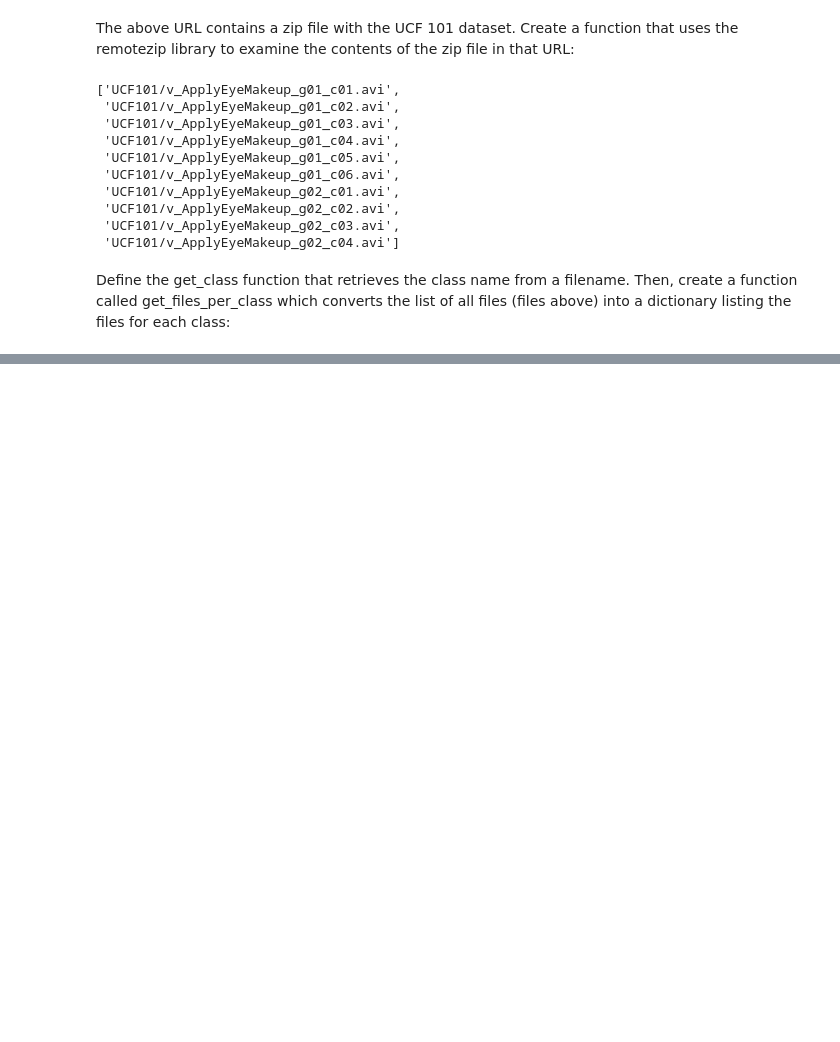
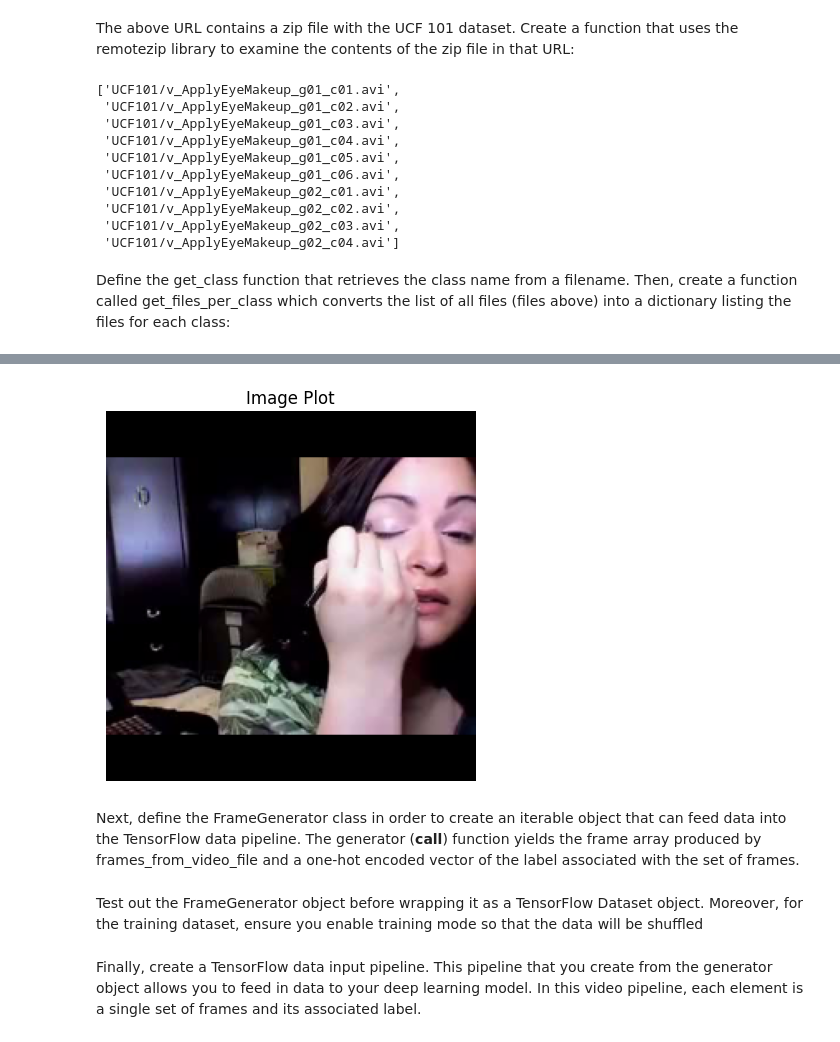
Before and after one commit to SAMANTA1401/deep_learning_tensorflow, a Jupyter notebook: load_preprocess/vedio.ipynb, the cells around one changed output, grey strips where cells are left out. Drawn from its saved outputs; the diff is of its cells as text; code cells hidden in the pictures; blank space fills up the shorter version.

```diff
--- a/load_preprocess/vedio.ipynb
+++ b/load_preprocess/vedio.ipynb
@@ -96,0 +410,3 @@ Define the get_class function that retrieves the class name from a filename. The
+# %%
+subset_path = os.path.join(os.getcwd(), 'UCF101_subset','train')
+subset_path
@@ -96,0 +415,2 @@ Define the get_class function that retrieves the class name from a filename. The
+# %%
+subset_path=pathlib.Path(subset_path)
@@ -96,0 +421,4 @@ Define the get_class function that retrieves the class name from a filename. The
+# %%
+# docs-infra: no-execute
+ucf_sample_video = frames_from_video_file(next(subset_path.glob('*/*.avi')), 50)
+to_gif(ucf_sample_video)
@@ -96,0 +447,9 @@ Define the get_class function that retrieves the class name from a filename. The
+# %%
+plt.imshow(ucf_sample_video[0], cmap='viridis')
+plt.title('Image Plot')
+plt.axis('off')
+plt.show()
+# %% [output]
+[figure, added]
+# %% [markdown]
+Next, define the FrameGenerator class in order to create an iterable object that can feed data into the TensorFlow data pipeline. The generator (__call__) function yields the frame array produced by frames_from_video_file and a one-hot encoded vector of the label associated with the set of frames.
@@ -96,0 +489,2 @@ Define the get_class function that retrieves the class name from a filename. The
+# %% [markdown]
+Test out the FrameGenerator object before wrapping it as a TensorFlow Dataset object. Moreover, for the training dataset, ensure you enable training mode so that the data will be shuffled
@@ -96,0 +498,2 @@ Define the get_class function that retrieves the class name from a filename. The
+# %% [markdown]
+Finally, create a TensorFlow data input pipeline. This pipeline that you create from the generator object allows you to feed in data to your deep learning model. In this video pipeline, each element is a single set of frames and its associated label.
```
Also changed, not shown: parts of 51 cells of this notebook, 23 other files.
